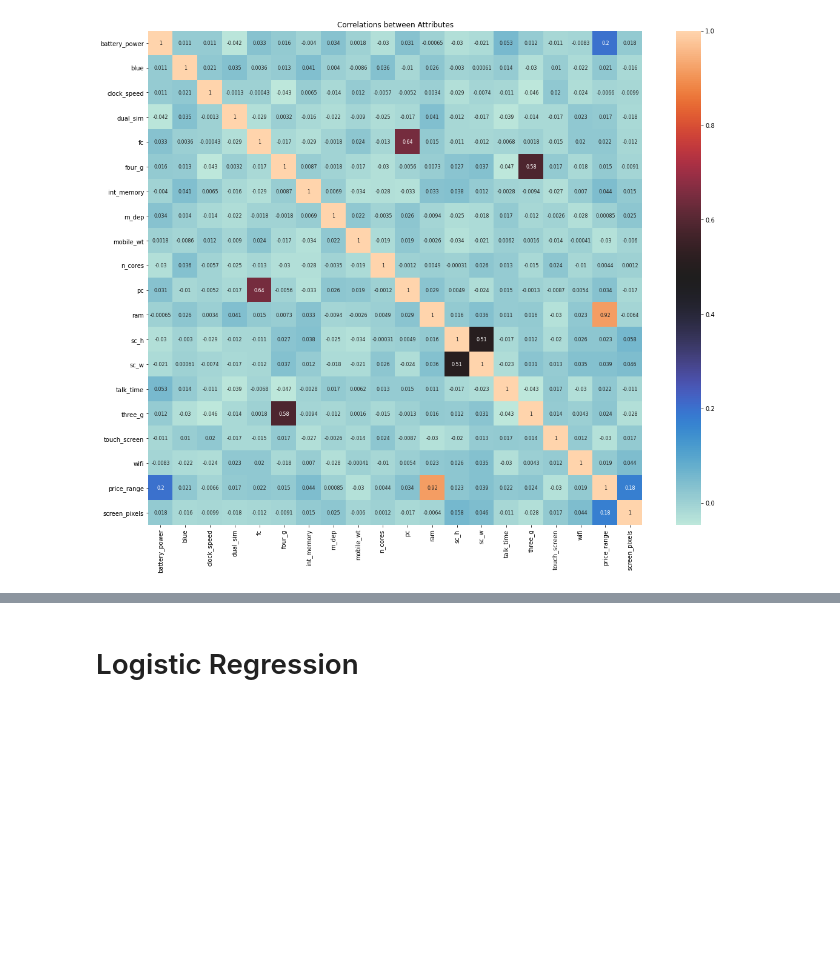
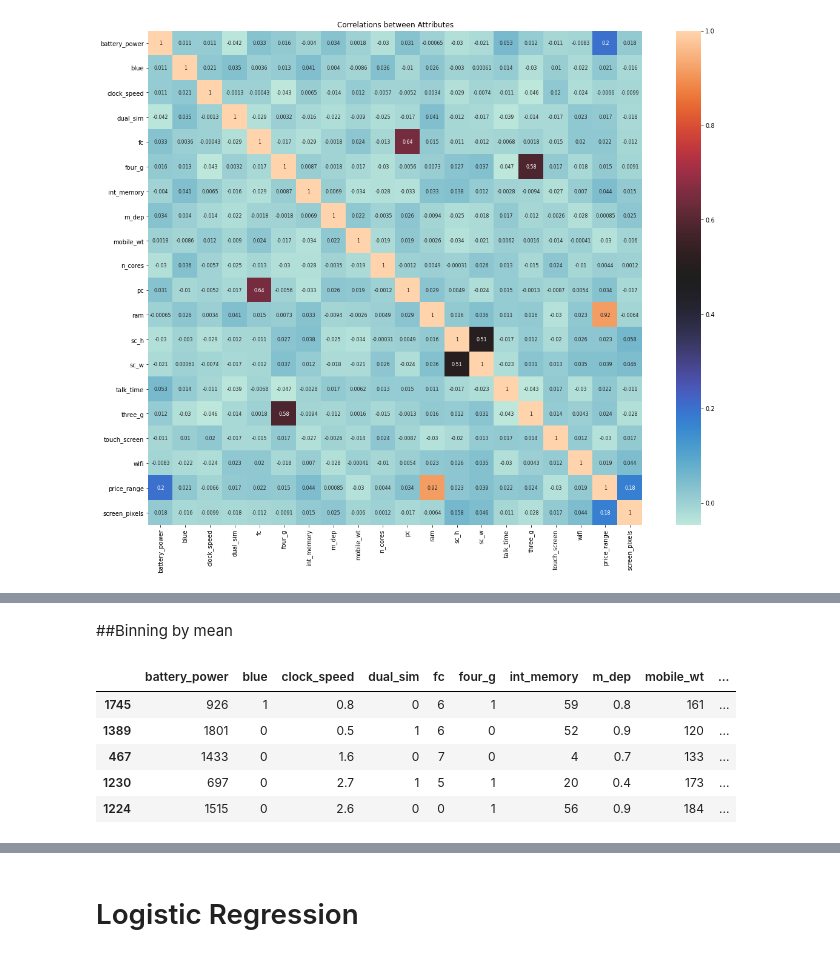
Before and after one commit to VaideswarReddy/Mobile_price_prediction, a Jupyter notebook: Mobile_price_prediction_Vaideswar.ipynb, the cells around one changed output, grey strips where cells are left out. Drawn from its saved outputs; the diff is of its cells as text; code cells hidden in the pictures; blank space fills up the shorter version.

```diff
--- a/Mobile_price_prediction_Vaideswar.ipynb
+++ b/Mobile_price_prediction_Vaideswar.ipynb
@@ -194,0 +202,15 @@ plt.show ()
+# %% [markdown]
+##Binning by mean
+# %%
+df_b = df.copy()
+# %%
+df_b.sort_values('ram',inplace=True)
+# %%
+df_b.head()
+# %% [output]
+|  | battery_power | blue | clock_speed | dual_sim | fc | four_g | int_memory | m_dep | mobile_wt | ... |
+| 1745 | 926 | 1 | 0.8 | 0 | 6 | 1 | 59 | 0.8 | 161 | ... |
+| 1389 | 1801 | 0 | 0.5 | 1 | 6 | 0 | 52 | 0.9 | 120 | ... |
+| 467 | 1433 | 0 | 1.6 | 0 | 7 | 0 | 4 | 0.7 | 133 | ... |
+| 1230 | 697 | 0 | 2.7 | 1 | 5 | 1 | 20 | 0.4 | 173 | ... |
+| 1224 | 1515 | 0 | 2.6 | 0 | 0 | 1 | 56 | 0.9 | 184 | ... |
```
Also changed, not shown: parts of 55 cells of this notebook.
